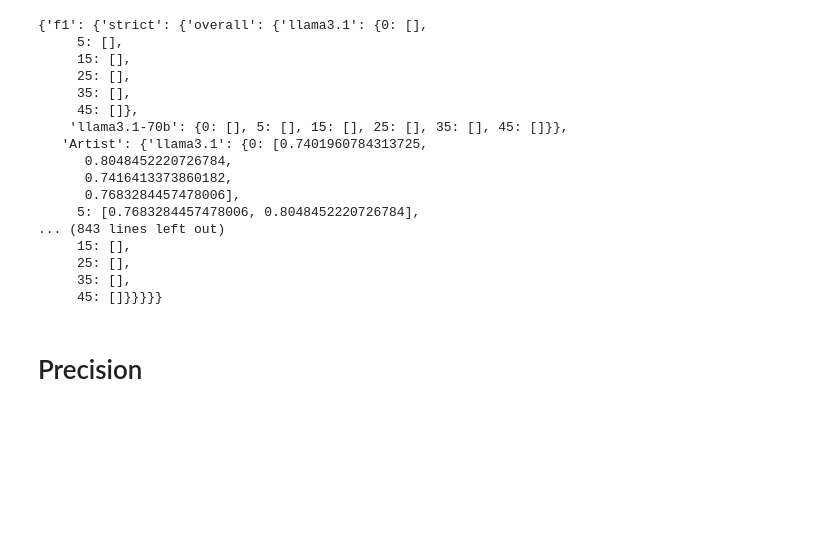
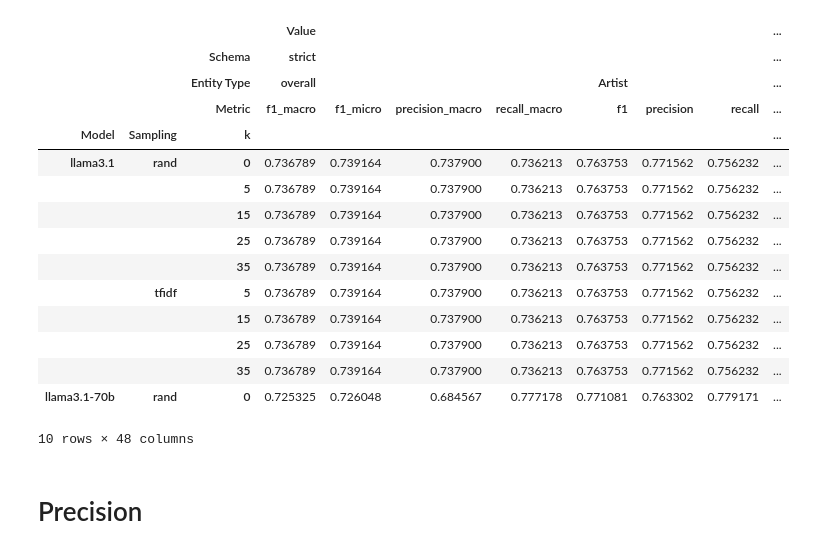
Before and after one commit to progsi/YTUnCoverLLM, a Jupyter notebook: notebooks/dataset_reddit+shsyt.ipynb, the cells around one changed output. Drawn from its saved outputs; the diff is of its cells as text; code cells hidden in the pictures; blank space fills up the shorter version.

```diff
--- a/notebooks/dataset_reddit+shsyt.ipynb
+++ b/notebooks/dataset_reddit+shsyt.ipynb
@@ -101,23 +118,3 @@ results = aggregated_results_llm("../output/reddit+shsyt/")
-# %%
-results
-# %% [output]
-{'f1': {'strict': {'overall': {'llama3.1': {0: [],
-     5: [],
-     15: [],
-     25: [],
-     35: [],
-     45: []},
-    'llama3.1-70b': {0: [], 5: [], 15: [], 25: [], 35: [], 45: []}},
-   'Artist': {'llama3.1': {0: [0.7401960784313725,
-      0.8048452220726784,
-      0.7416413373860182,
-      0.7683284457478006],
-     5: [0.7683284457478006, 0.8048452220726784],
-... (843 lines left out)
-     15: [],
-     25: [],
-     35: [],
-     45: []}}}}}
 # %%
 import pandas as pd
 import numpy as np
@@ -145,3 +144,22 @@ def results_to_dataframe(aggregated_results, metric, agg_func='mean'):
+# %%
+results_to_dataframe(results)
+# %% [output]
+|  |  |  | Value |  |  |  |  |  |  | ... |
+|  |  | Schema | strict |  |  |  |  |  |  | ... |
+|  |  | Entity Type | overall |  |  |  | Artist |  |  | ... |
+|  |  | Metric | f1_macro | f1_micro | precision_macro | recall_macro | f1 | precision | recall | ... |
+| Model | Sampling | k |  |  |  |  |  |  |  | ... |
+| llama3.1 | rand | 0 | 0.736789 | 0.739164 | 0.737900 | 0.736213 | 0.763753 | 0.771562 | 0.756232 | ... |
+|  |  | 5 | 0.736789 | 0.739164 | 0.737900 | 0.736213 | 0.763753 | 0.771562 | 0.756232 | ... |
+|  |  | 15 | 0.736789 | 0.739164 | 0.737900 | 0.736213 | 0.763753 | 0.771562 | 0.756232 | ... |
+|  |  | 25 | 0.736789 | 0.739164 | 0.737900 | 0.736213 | 0.763753 | 0.771562 | 0.756232 | ... |
+|  |  | 35 | 0.736789 | 0.739164 | 0.737900 | 0.736213 | 0.763753 | 0.771562 | 0.756232 | ... |
+|  | tfidf | 5 | 0.736789 | 0.739164 | 0.737900 | 0.736213 | 0.763753 | 0.771562 | 0.756232 | ... |
+|  |  | 15 | 0.736789 | 0.739164 | 0.737900 | 0.736213 | 0.763753 | 0.771562 | 0.756232 | ... |
+|  |  | 25 | 0.736789 | 0.739164 | 0.737900 | 0.736213 | 0.763753 | 0.771562 | 0.756232 | ... |
+|  |  | 35 | 0.736789 | 0.739164 | 0.737900 | 0.736213 | 0.763753 | 0.771562 | 0.756232 | ... |
+| llama3.1-70b | rand | 0 | 0.725325 | 0.726048 | 0.684567 | 0.777178 | 0.771081 | 0.763302 | 0.779171 | ... |
+10 rows × 48 columns
 # %% [markdown]
 # Precision
 # %%
```
Also changed, not shown: parts of 3 cells of this notebook, 2 other files.
